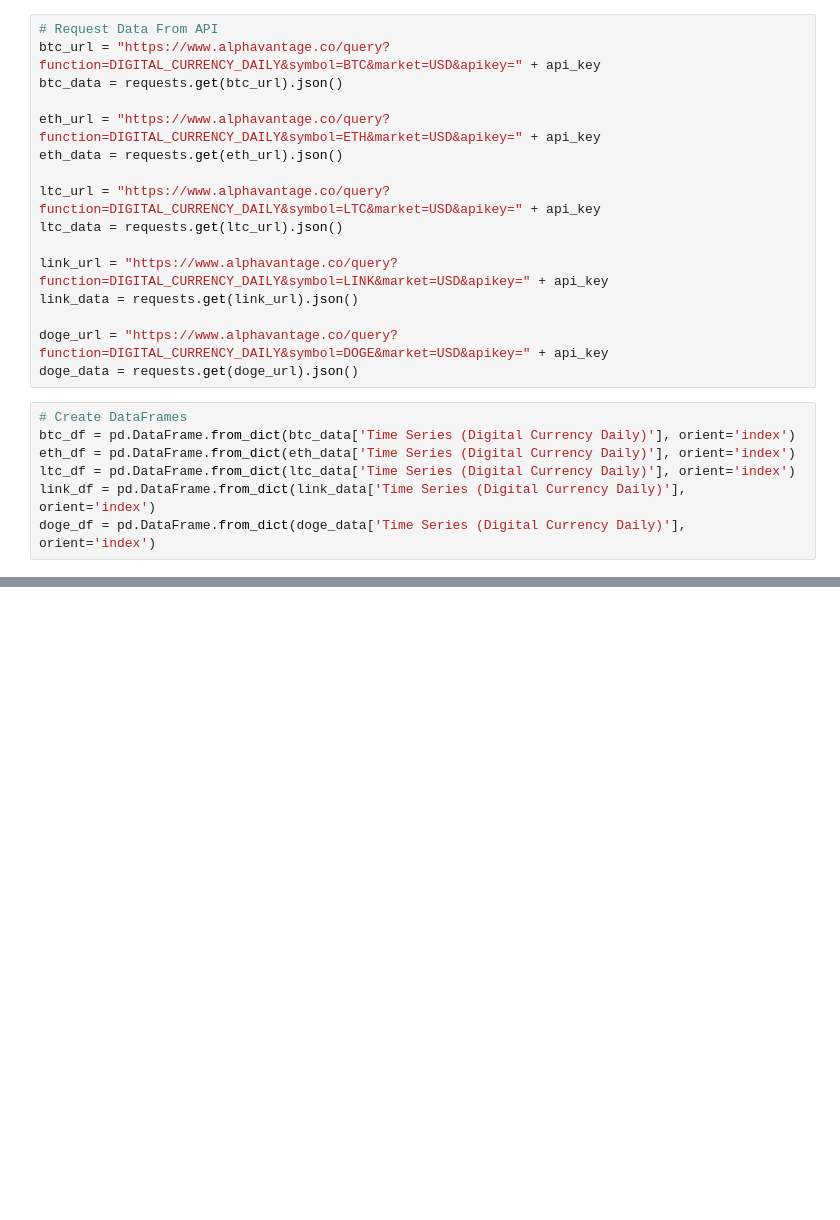
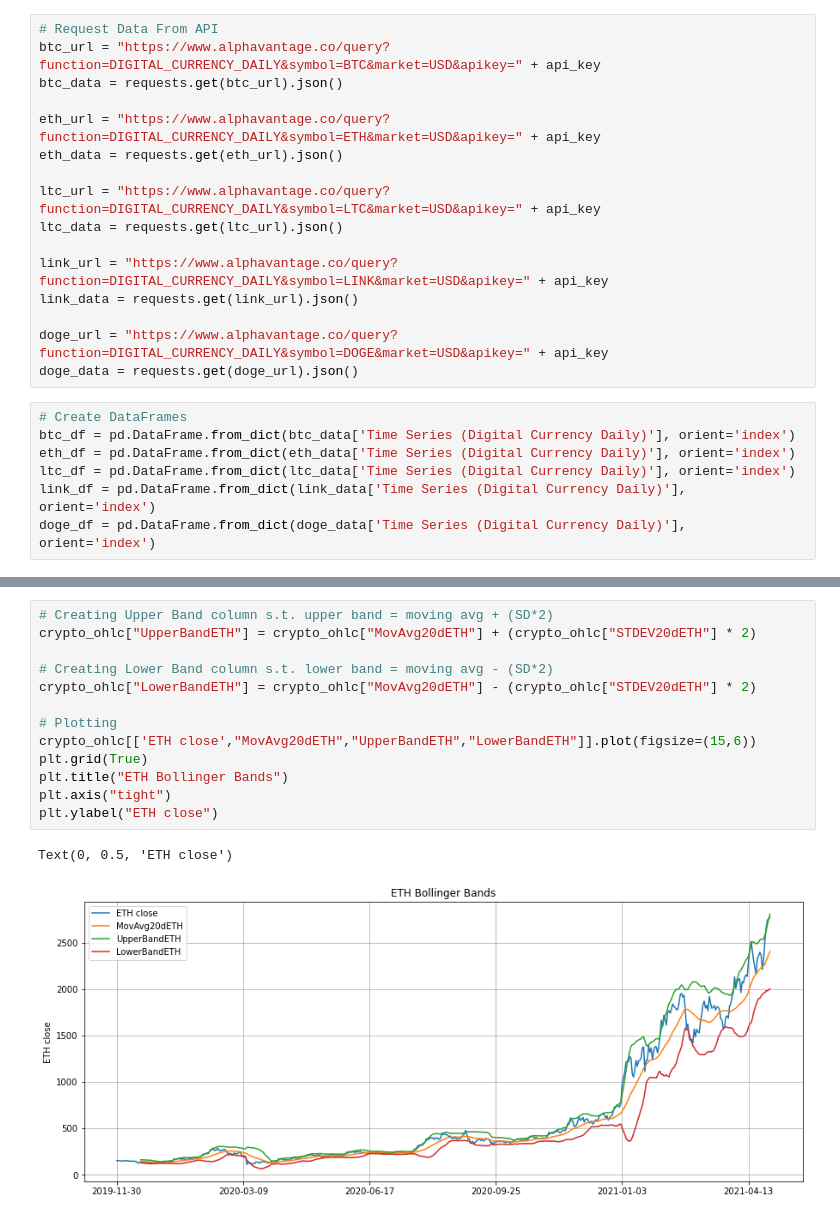
Before and after one commit to ReatoFabio/The-Bollinger-Band-, a Jupyter notebook: fetch_crypto_ohlc.ipynb, the cells around one changed output, grey strips where cells are left out. Cells and saved outputs as stored; diff of their text form; blank space fills up the shorter version.

```diff
--- a/fetch_crypto_ohlc.ipynb
+++ b/fetch_crypto_ohlc.ipynb
@@ -110,0 +130,16 @@ crypto_ohlc
+# %%
+# Creating Upper Band column s.t. upper band = moving avg + (SD*2)
+crypto_ohlc["UpperBandETH"] = crypto_ohlc["MovAvg20dETH"] + (crypto_ohlc["STDEV20dETH"] * 2)
+
+# Creating Lower Band column s.t. lower band = moving avg - (SD*2)
+crypto_ohlc["LowerBandETH"] = crypto_ohlc["MovAvg20dETH"] - (crypto_ohlc["STDEV20dETH"] * 2)
+
+# Plotting
+crypto_ohlc[['ETH close',"MovAvg20dETH","UpperBandETH","LowerBandETH"]].plot(figsize=(15,6))
+plt.grid(True)
+plt.title("ETH Bollinger Bands")
+plt.axis("tight")
+plt.ylabel("ETH close")
+# %% [output]
+Text(0, 0.5, 'ETH close')
+[figure, added]
```
Also changed, not shown: parts of 14 cells of this notebook, 4 other files.
